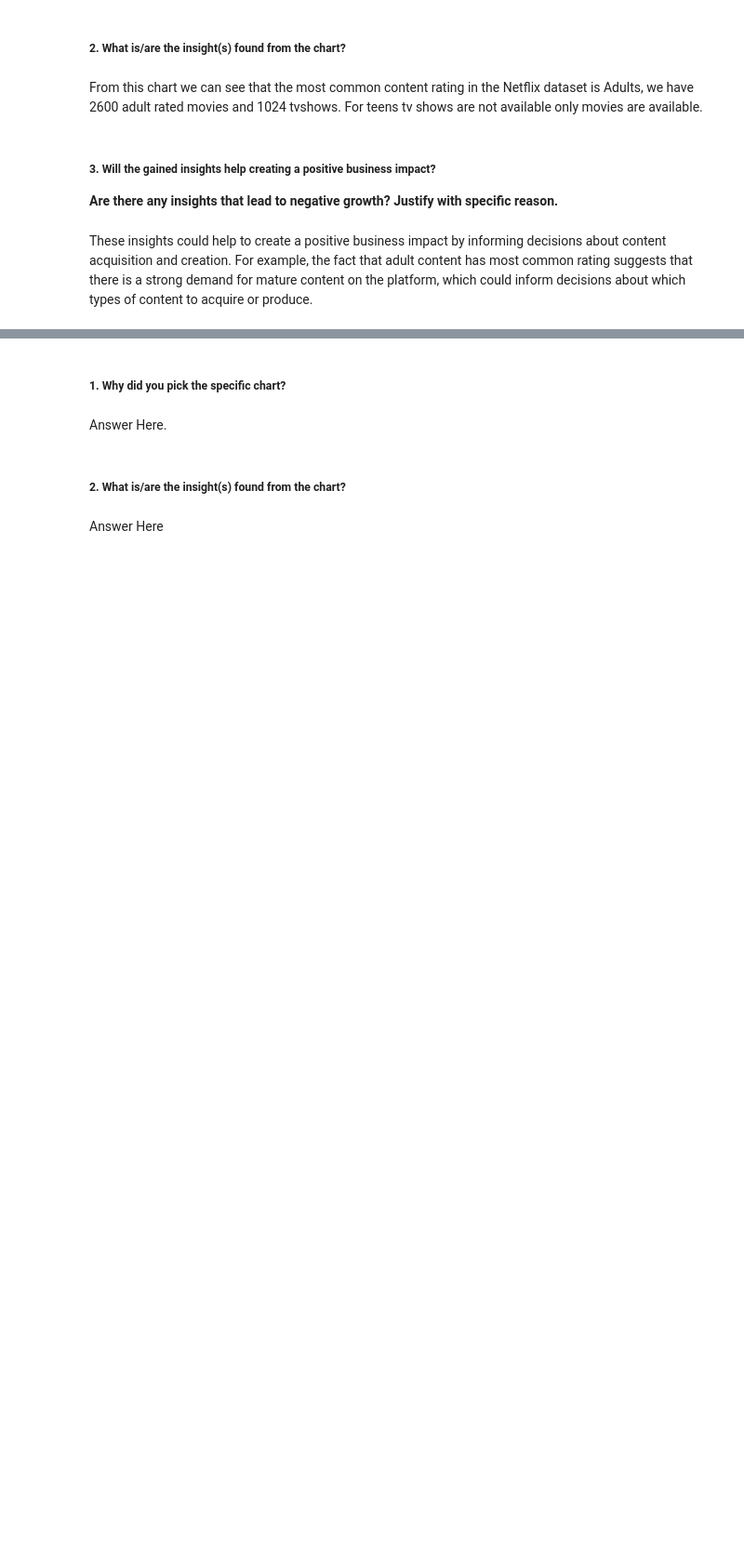
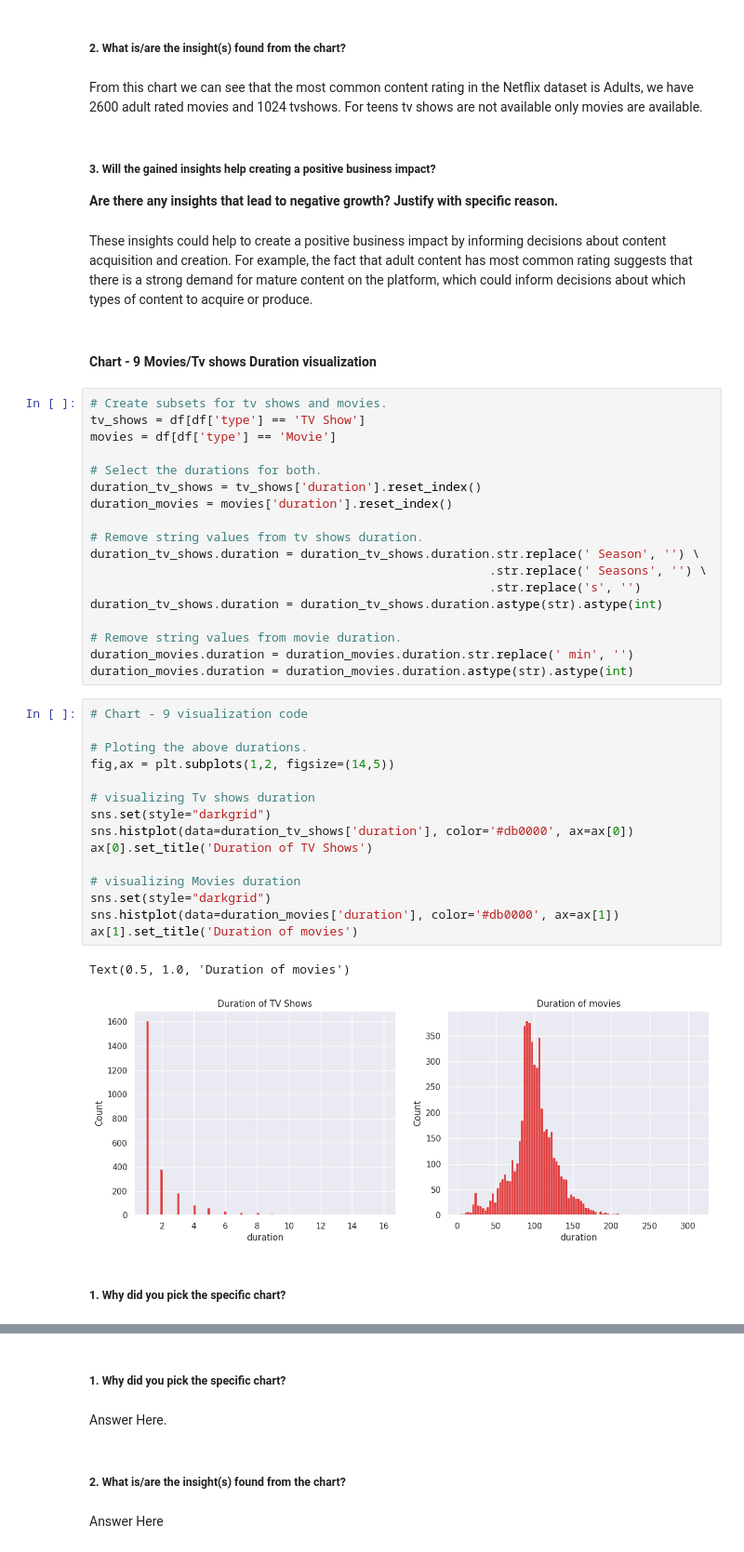
Before and after one commit to kapilkukreja469/NETFLIX_MOVIES_AND_TV_SHOWS_CLUSTERING, a Jupyter notebook: NETFLIX_MOVIES_AND_TV_SHOWS_CLUSTERING_by_kapil_kukreja.ipynb, the cells around one changed output, grey strips where cells are left out. Shown at 93% size. Drawn from its saved outputs; the diff is of its cells as text; blank space fills up the shorter version.

```diff
--- a/NETFLIX_MOVIES_AND_TV_SHOWS_CLUSTERING_by_kapil_kukreja.ipynb
+++ b/NETFLIX_MOVIES_AND_TV_SHOWS_CLUSTERING_by_kapil_kukreja.ipynb
@@ -687,3 +687,43 @@ From this chart we can see that the most common content rating in the Netflix da
 **Are there any insights that lead to negative growth? Justify with specific reason.**
 # %% [markdown]
 These insights could help to create a positive business impact by informing decisions about content acquisition and creation. For example, the fact that adult content has most common rating suggests that there is a strong demand for mature content on the platform, which could inform decisions about which types of content to acquire or produce.
+# %% [markdown]
+#### **Chart - 9 Movies/Tv shows Duration visualization**
+# %%
+# Create subsets for tv shows and movies.
+tv_shows = df[df['type'] == 'TV Show']
+movies = df[df['type'] == 'Movie']
+
+# Select the durations for both.
+duration_tv_shows = tv_shows['duration'].reset_index()
+duration_movies = movies['duration'].reset_index()
+
+# Remove string values from tv shows duration.
+duration_tv_shows.duration = duration_tv_shows.duration.str.replace(' Season', '') \
+                                                       .str.replace(' Seasons', '') \
+                                                       .str.replace('s', '')
+duration_tv_shows.duration = duration_tv_shows.duration.astype(str).astype(int)
+
+# Remove string values from movie duration.
+duration_movies.duration = duration_movies.duration.str.replace(' min', '')
+duration_movies.duration = duration_movies.duration.astype(str).astype(int)
+# %%
+# Chart - 9 visualization code
+
+# Ploting the above durations.
+fig,ax = plt.subplots(1,2, figsize=(14,5))
+
+# visualizing Tv shows duration
+sns.set(style="darkgrid")
+sns.histplot(data=duration_tv_shows['duration'], color='#db0000', ax=ax[0])
+ax[0].set_title('Duration of TV Shows')
+
+# visualizing Movies duration
+sns.set(style="darkgrid")
+sns.histplot(data=duration_movies['duration'], color='#db0000', ax=ax[1])
+ax[1].set_title('Duration of movies')
+# %% [output]
+Text(0.5, 1.0, 'Duration of movies')
+[figure, added]
+# %% [markdown]
+##### **1. Why did you pick the specific chart?**
```
Also changed, not shown: parts of 30 cells of this notebook.
